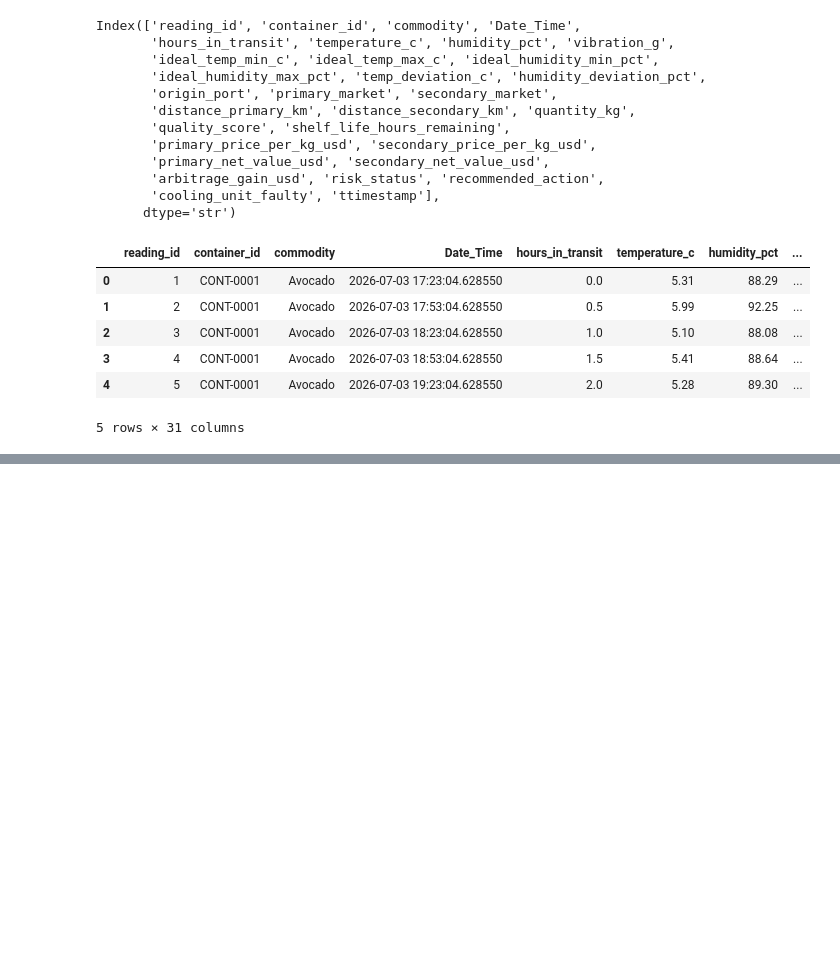
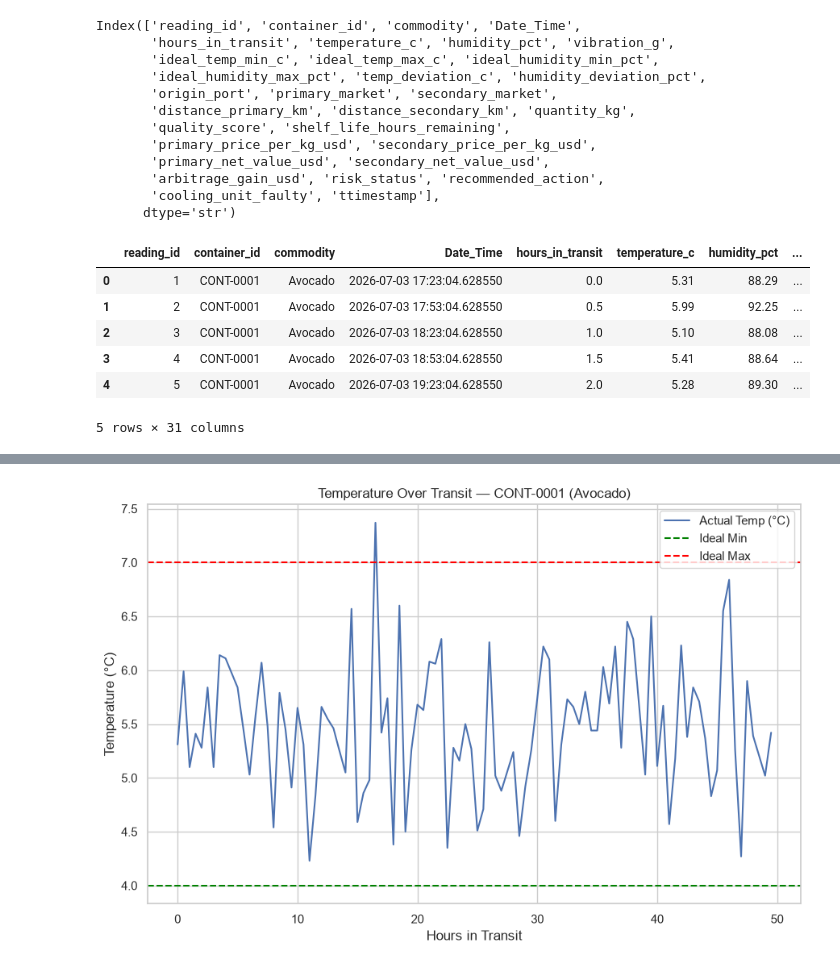
Before and after one commit to aparna-apz003/AtmoSync-Micro-Climate-Arbitrage-Analytics, a Jupyter notebook: dataset cleaning.ipynb, the cells around one changed output, grey strips where cells are left out. Saved outputs shown, nothing was run; the diff lists cells and outputs as text; code cells hidden in the pictures; blank space fills up the shorter version.

Commit message:
added generated PNG charts and updated dataset cleaning notebook

```diff
--- a/dataset cleaning.ipynb
+++ b/dataset cleaning.ipynb
@@ -216,0 +496,10 @@ df.head()
+# %%
+import pandas as pd
+import matplotlib.pyplot as plt
+import seaborn as sns
+
+sns.set_theme(style="whitegrid")
+plt.rcParams["figure.figsize"] = (9, 6)
+
+df = pd.read_csv("cleaned_dataset.csv", parse_dates=["Date_Time"])
+df.head()
@@ -216,0 +514,17 @@ df.head()
+# %%
+container = df["container_id"].unique()[0]
+sub = df[df["container_id"] == container]
+
+plt.figure()
+plt.plot(sub["hours_in_transit"], sub["temperature_c"], label="Actual Temp (°C)")
+plt.axhline(sub["ideal_temp_min_c"].iloc[0], color="green", ls="--", label="Ideal Min")
+plt.axhline(sub["ideal_temp_max_c"].iloc[0], color="red", ls="--", label="Ideal Max")
+plt.title(f"Temperature Over Transit — {container} ({sub['commodity'].iloc[0]})")
+plt.xlabel("Hours in Transit")
+plt.ylabel("Temperature (°C)")
+plt.legend()
+plt.tight_layout()
+plt.savefig("chart1_temperature_trace.png", dpi=150)
+plt.show()
+# %% [output]
+[figure, added]
```
Also changed, not shown: parts of 38 cells of this notebook, 9 other files.
